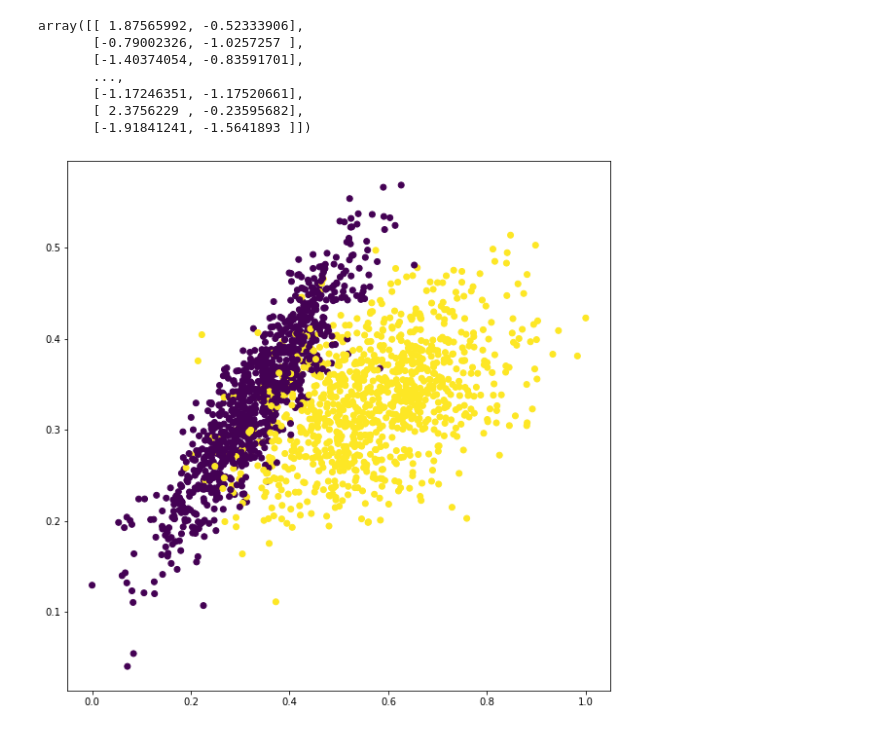
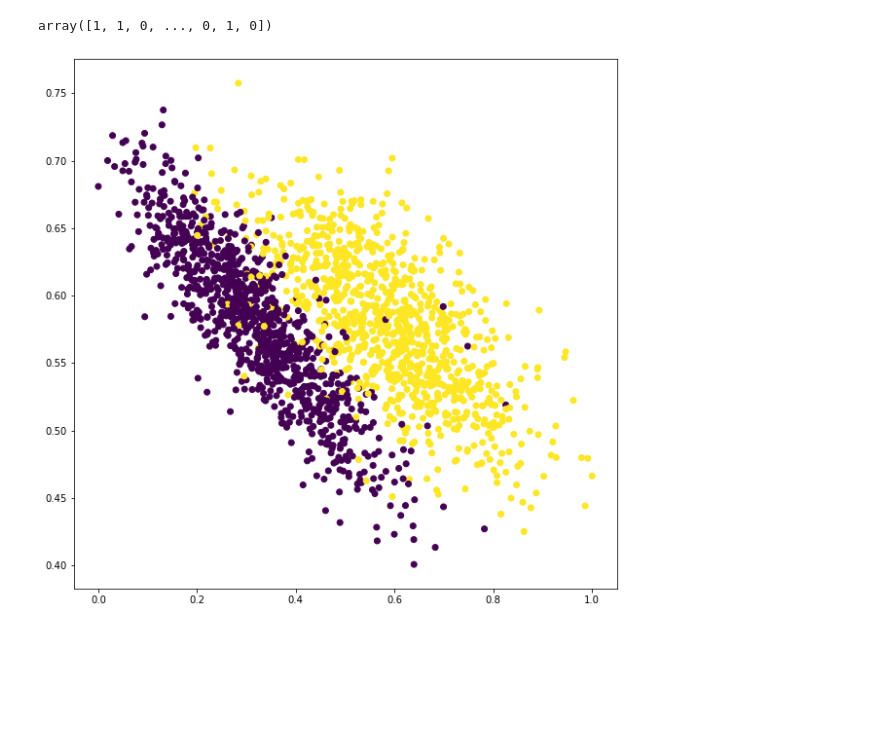
Before and after one commit to jakub-kowalik/PUM, a Jupyter notebook: lab2/lab2.ipynb, the cells around one changed output. Cells and saved outputs as stored; diff of their text form; code cells hidden in the pictures; blank space fills up the shorter version.

```diff
--- a/lab2/lab2.ipynb
+++ b/lab2/lab2.ipynb
@@ -1,14 +1,18 @@
 # %%
 import time
 
+import sklearn.metrics
 from sklearn.model_selection import train_test_split
 from sklearn.preprocessing import PolynomialFeatures
 from sklearn.linear_model import LinearRegression, Ridge, RidgeClassifier
 from sklearn import datasets
+from sklearn.preprocessing import LabelBinarizer
 
 from scipy import optimize
 
 import numpy as np
+
+from sklearn.metrics import confusion_matrix, accuracy_score
 
 import matplotlib.pyplot as plt
 
@@ -17,17 +21,26 @@ def calculate_ridge(X_param, y_param, k):
     return np.linalg.pinv((X_param.T @ X_param) + (k * np.identity(len(X_param.T)))) @ (X_param.T @ y_param)
 
 
-def normalize(matrix):
+def calculate_ridge2(mX, my, k):
+    mXt = mX.transpose()
+    mXt_times_mX = np.matmul(mXt, mX)
+    ide = np.identity(len(mXt_times_mX))
+    identity = np.dot(k, ide)
+    mXt_mX_plus_identity = np.add(mXt_times_mX, identity)
+    inverse_mXt_mX_plus_identity = np.linalg.pinv(mXt_mX_plus_identity)
+    mXt_times_my = np.matmul(mXt, my)
+    final = np.matmul(inverse_mXt_mX_plus_identity, mXt_times_my)
+
+    return final
+
+
+def my_normalize(matrix):
     return (matrix - np.min(matrix))/(np.max(matrix) - np.min(matrix))
 
 
-def calculate_values(mX, theta):
-    return np.sum(np.matmul(mX, theta))
-
-
 noise = 16
-samples = 2423
-seed = 244823
+samples = 2425
+seed = 244825
 classes = 2
 train_split = 0.8
 test_split = 0.2
@@ -35,23 +48,19 @@ repeats = 100
 # %%
 X, y = datasets.make_classification(n_features=2, random_state=seed, n_redundant=0, n_samples=samples, n_classes=2, n_clusters_per_class=1)
 
-
 X_train, X_test, y_train, y_test = train_test_split(X, y, train_size=train_split, test_size=test_split, random_state=seed)
 
-X_train = normalize(X_train)
-y_train = normalize(y_train)
-X_test = normalize(X_test)
-y_test = normalize(y_test)
+
+
+X_train = my_normalize(X_train)
+y_train = my_normalize(y_train)
+X_test = my_normalize(X_test)
+y_test = my_normalize(y_test)
+
 
 plt.figure(figsize=(10,10))
 plt.scatter(X_train[:, 0], X_train[:, 1], c=y_train)
-X
+y
 # %% [output]
-array([[ 1.87565992, -0.52333906],
-       [-0.79002326, -1.0257257 ],
-       [-1.40374054, -0.83591701],
-       ...,
-       [-1.17246351, -1.17520661],
-       [ 2.3756229 , -0.23595682],
-       [-1.91841241, -1.5641893 ]])
+array([1, 1, 0, ..., 0, 1, 0])
-[figure, old version]
+[figure, new version]
```
Also changed, not shown: parts of 2 cells of this notebook.
